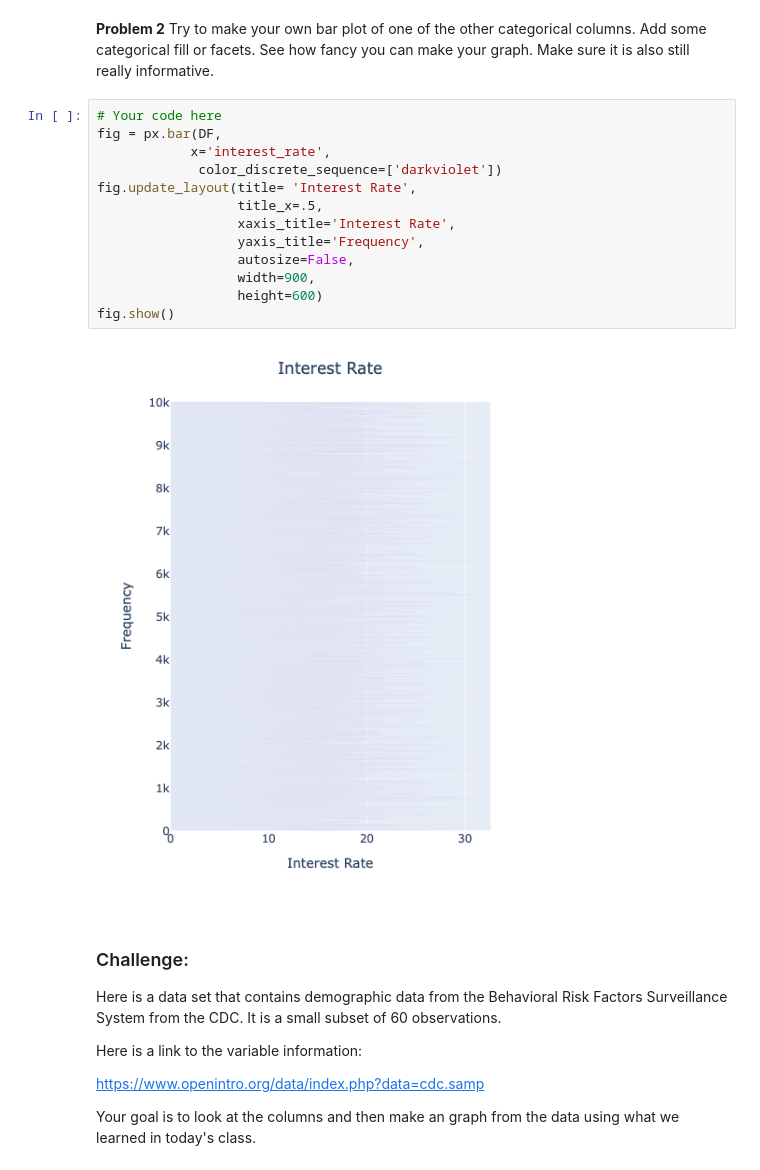
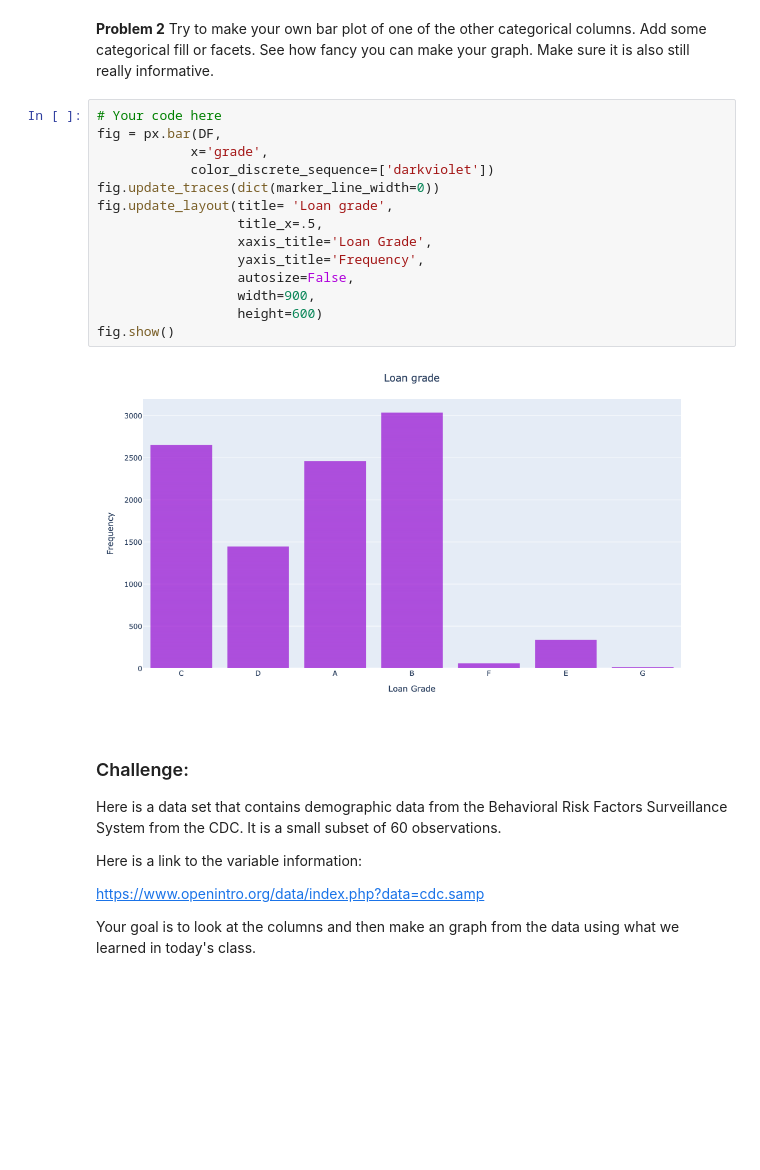
Before and after one commit to kayce-j/Data101study, a Jupyter notebook: Day4/Day4-HW.ipynb, the cells around one changed output. Drawn from its saved outputs; the diff is of its cells as text; blank space fills up the shorter version.

```diff
--- a/Day4/Day4-HW.ipynb
+++ b/Day4/Day4-HW.ipynb
@@ -221,18 +221,19 @@ fig.show()
 # %%
 # Your code here
 fig = px.bar(DF,
-            x='interest_rate',
-             color_discrete_sequence=['darkviolet'])
-fig.update_layout(title= 'Interest Rate',
+            x='grade',
+            color_discrete_sequence=['darkviolet'])
+fig.update_traces(dict(marker_line_width=0))
+fig.update_layout(title= 'Loan grade',
                   title_x=.5,
-                  xaxis_title='Interest Rate',
+                  xaxis_title='Loan Grade',
                   yaxis_title='Frequency',
                   autosize=False,
                   width=900,
                   height=600)
 fig.show()
 # %% [output]
-[figure, old version]
+[figure, new version]
 # %% [markdown]
 ### Challenge:
 
```
Also changed, not shown: parts of 5 cells of this notebook.
